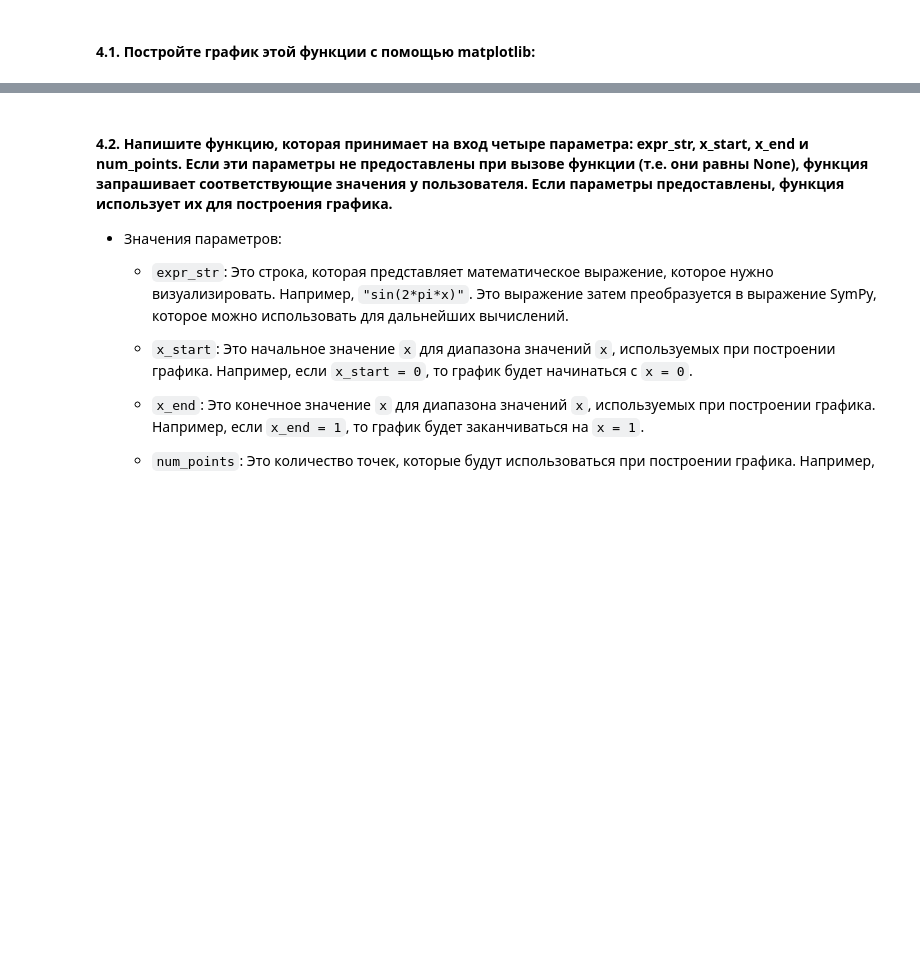
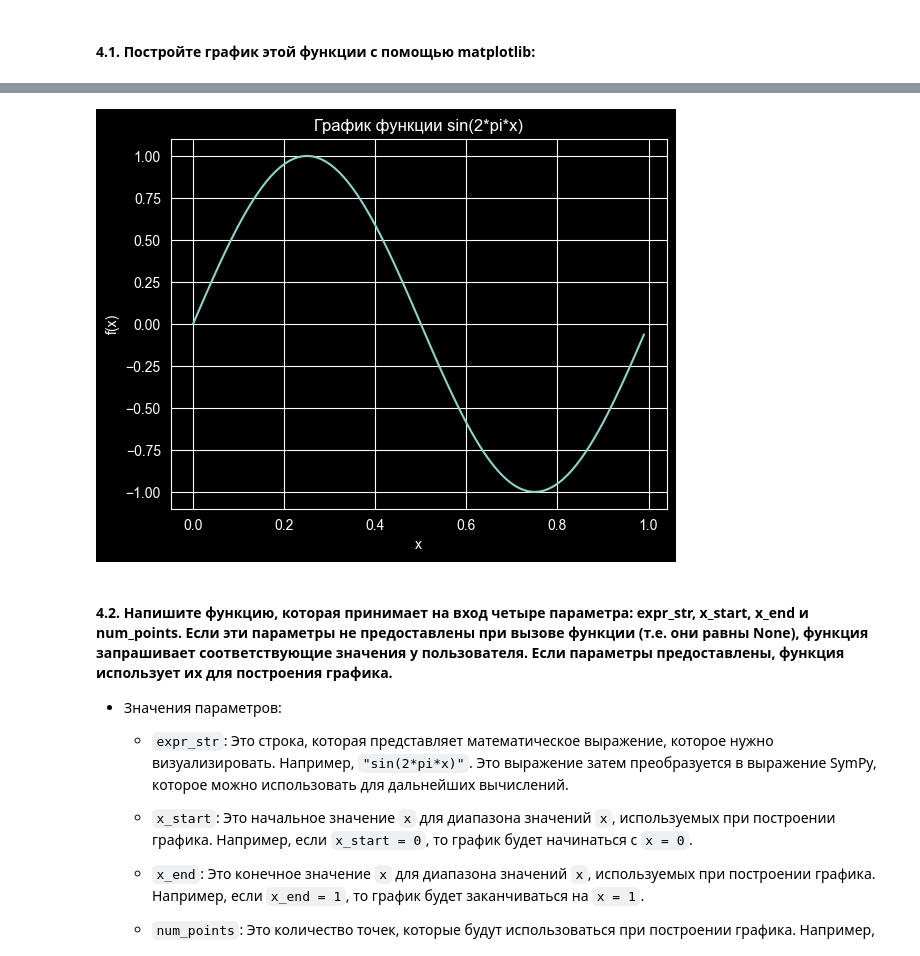
Before and after one commit to Calrission/MIIGAIK-Computer-Math, a Jupyter notebook: 7. Библиотека SymPy/Практическая_работа_№7_Библиотека_SymPy.ipynb, the cells around one changed output, grey strips where cells are left out. Drawn from its saved outputs; the diff is of its cells as text; code cells hidden in the pictures; blank space fills up the shorter version.

```diff
--- a/7. Библиотека SymPy/Практическая_работа_№7_Библиотека_SymPy.ipynb
+++ b/7. Библиотека SymPy/Практическая_работа_№7_Библиотека_SymPy.ipynb
@@ -129,3 +140,21 @@ f(1.0)
+# %%
+import matplotlib.pyplot as plt
+import numpy as np
+
+x = symbols('x')
+s = "sin(2*pi*x)"
+a = parse_expr(s)
+f = sp.lambdify(x, a, "numpy")
+x = np.arange(0, 1, 0.01)
+y = f(x)
+
+plt.plot(x, y)
+plt.title("График функции sin(2*pi*x)")
+plt.xlabel("x")
+plt.ylabel("f(x)")
+plt.show()
+# %% [output]
+[figure, added]
 # %% [markdown]
 #### 4.2. Напишите функцию, которая принимает на вход четыре параметра: expr_str, x_start, x_end и num_points. Если эти параметры не предоставлены при вызове функции (т.е. они равны None), функция запрашивает соответствующие значения у пользователя. Если параметры предоставлены, функция использует их для построения графика.
 
```
Also changed, not shown: parts of 25 cells of this notebook.
